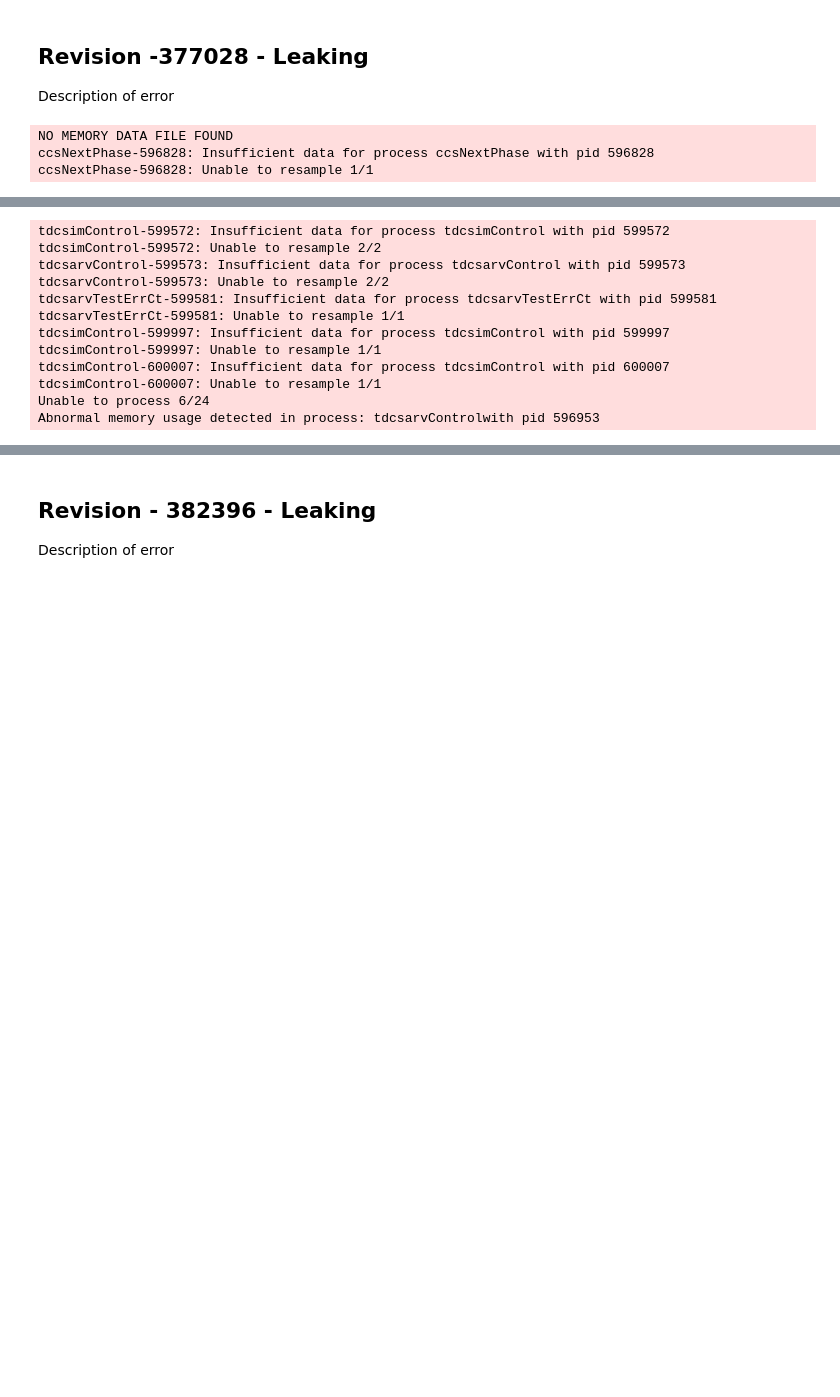
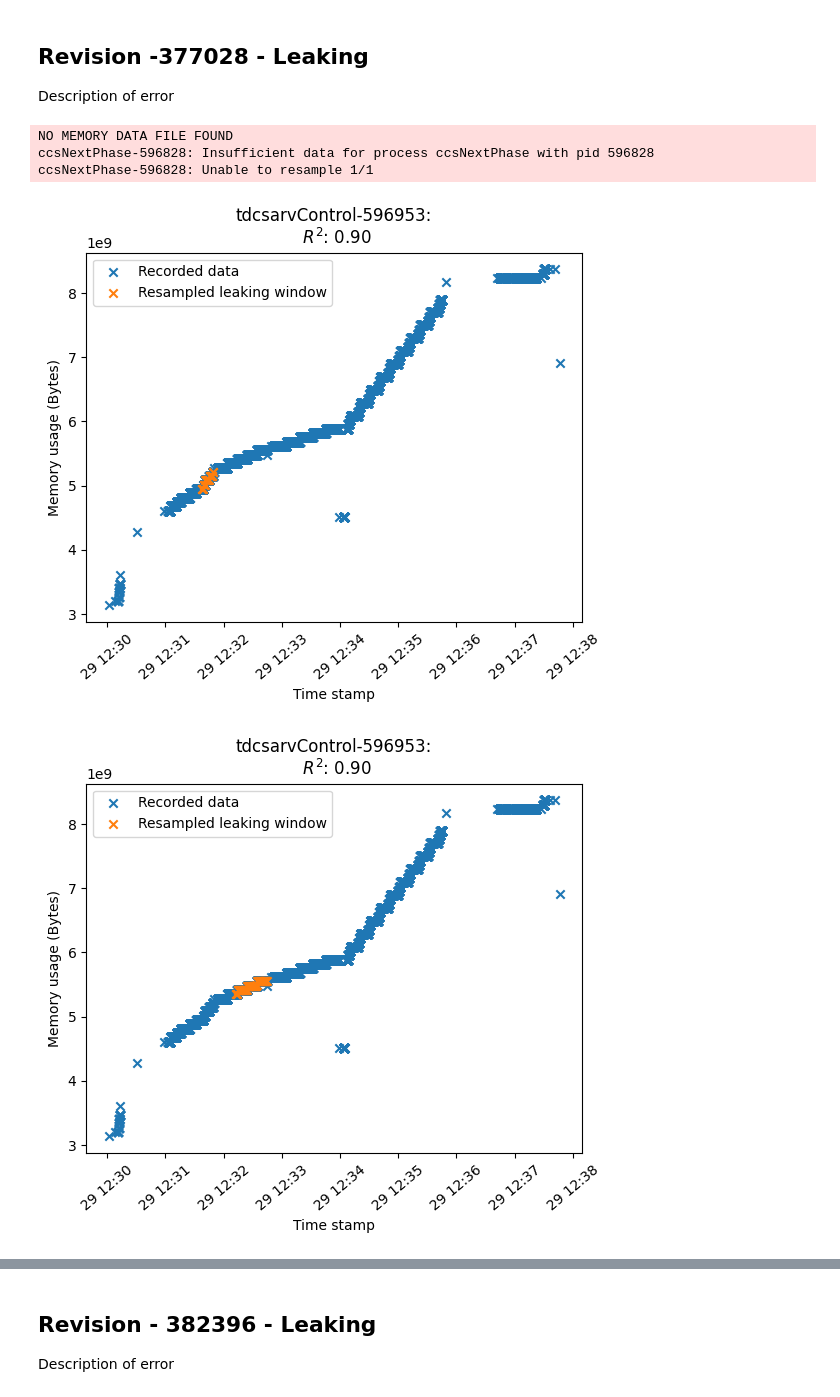
Before and after one commit to BenjaminCarpenter480/memorytools, a Jupyter notebook: Hyperparameters.ipynb, the cells around one changed output, grey strips where cells are left out. Cells and saved outputs as stored; diff of their text form; code cells hidden in the pictures; blank space fills up the shorter version.

```diff
--- a/Hyperparameters.ipynb
+++ b/Hyperparameters.ipynb
@@ -218,12 +214,17 @@ memoryanalysis.MAX_TIME_DIFF = 0.5
 Description of error
 # %%
 # %matplotlib widget
+import time
 plt.cla()
+start_time = time.time()
 tdcsarv_377208 = MemoryMonitor()
 tdcsarv_377208.import_from_csv("data/tdcsarv testing/0.001s granularity/csv files/tdcsarv_377208.csv")
 
 abnorm_pid, abnorm_names = tdcsarv_377208.detect_leaks("LBR")
+stop_time = time.time()
 # %% [output]
 NO MEMORY DATA FILE FOUND
 ccsNextPhase-596828: Insufficient data for process ccsNextPhase with pid 596828
 ccsNextPhase-596828: Unable to resample 1/1
+[figure, added]
+[figure, added]
@@ -235,14 +244,2 @@ ccsNextPhase-596828: Unable to resample 1/1
-tdcsimControl-599572: Insufficient data for process tdcsimControl with pid 599572
-tdcsimControl-599572: Unable to resample 2/2
-tdcsarvControl-599573: Insufficient data for process tdcsarvControl with pid 599573
-tdcsarvControl-599573: Unable to resample 2/2
-tdcsarvTestErrCt-599581: Insufficient data for process tdcsarvTestErrCt with pid 599581
-tdcsarvTestErrCt-599581: Unable to resample 1/1
-tdcsimControl-599997: Insufficient data for process tdcsimControl with pid 599997
-tdcsimControl-599997: Unable to resample 1/1
-tdcsimControl-600007: Insufficient data for process tdcsimControl with pid 600007
-tdcsimControl-600007: Unable to resample 1/1
-Unable to process 6/24
-Abnormal memory usage detected in process: tdcsarvControlwith pid 596953
 # %%
 plt.cla()
```
Also changed, not shown: parts of 27 cells of this notebook, 2 other files.
